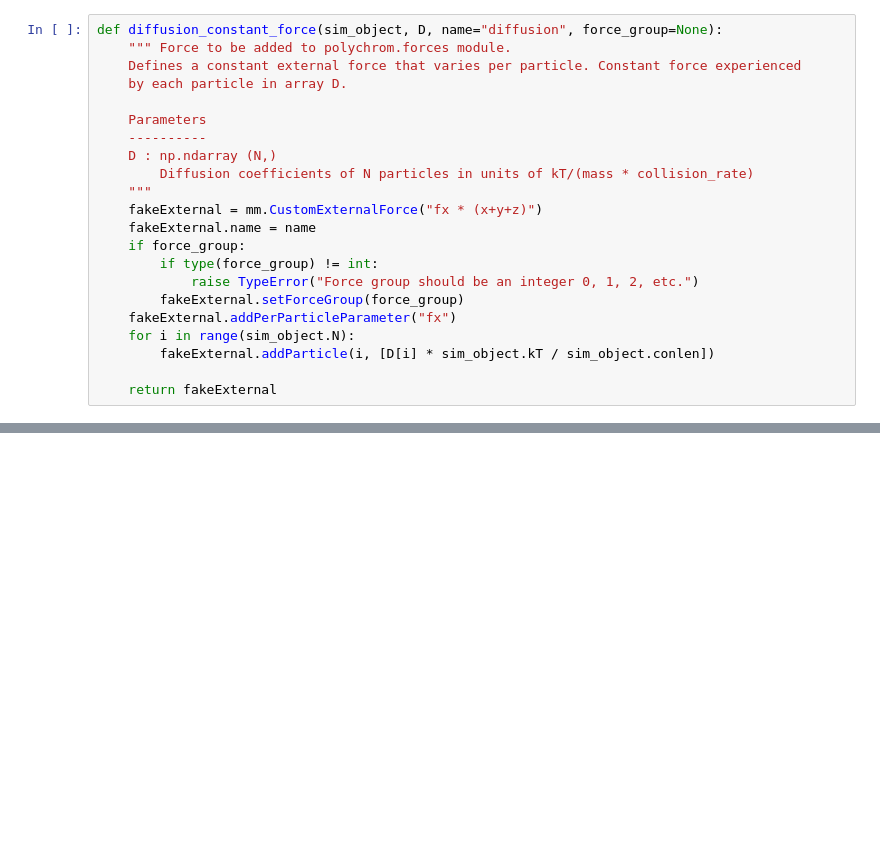
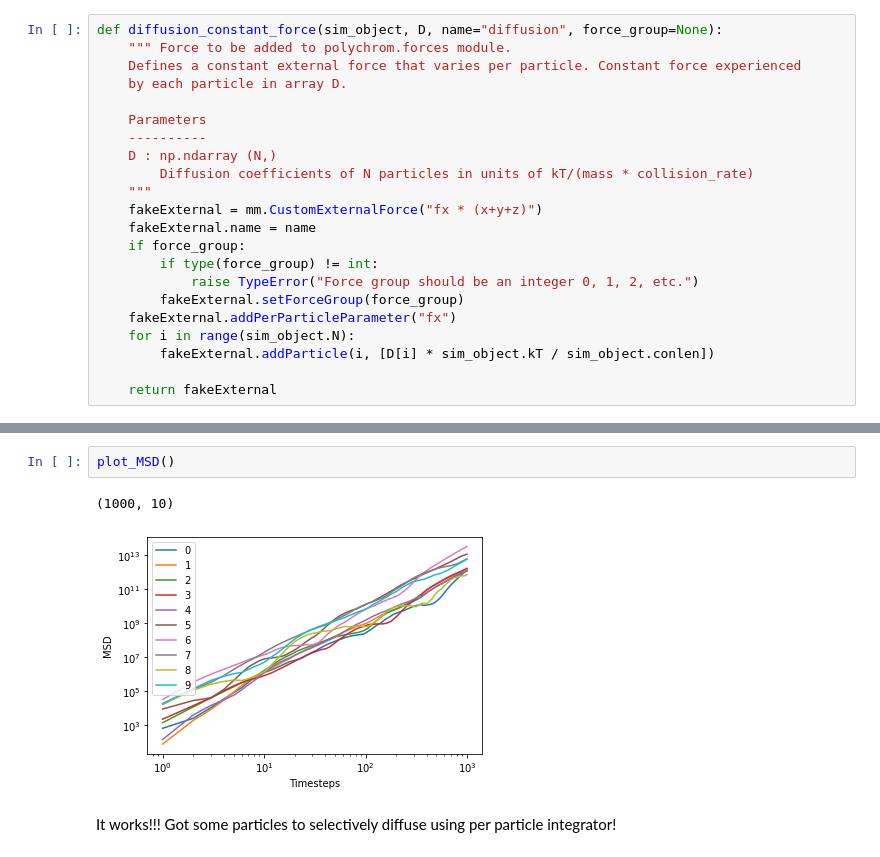
Before and after one commit to open2c/polychrom, a Jupyter notebook: custom_integrator.ipynb, the cells around one changed output, grey strips where cells are left out. Drawn from its saved outputs; the diff is of its cells as text; blank space fills up the shorter version.

```diff
--- a/custom_integrator.ipynb
+++ b/custom_integrator.ipynb
@@ -129,0 +431,7 @@ IntegrationFailError: Coordinates are NANs
+# %%
+plot_MSD()
+# %% [output]
+(1000, 10)
+[figure, added]
+# %% [markdown]
+It works!!! Got some particles to selectively diffuse using per particle integrator!
```
Also changed, not shown: parts of 31 cells of this notebook, 4 other files.
